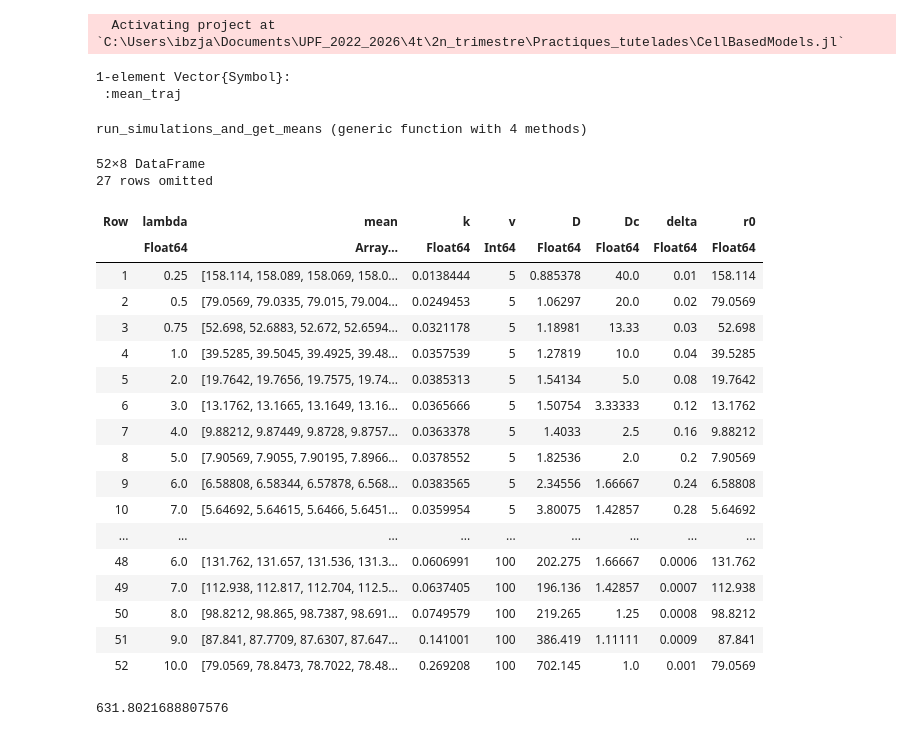
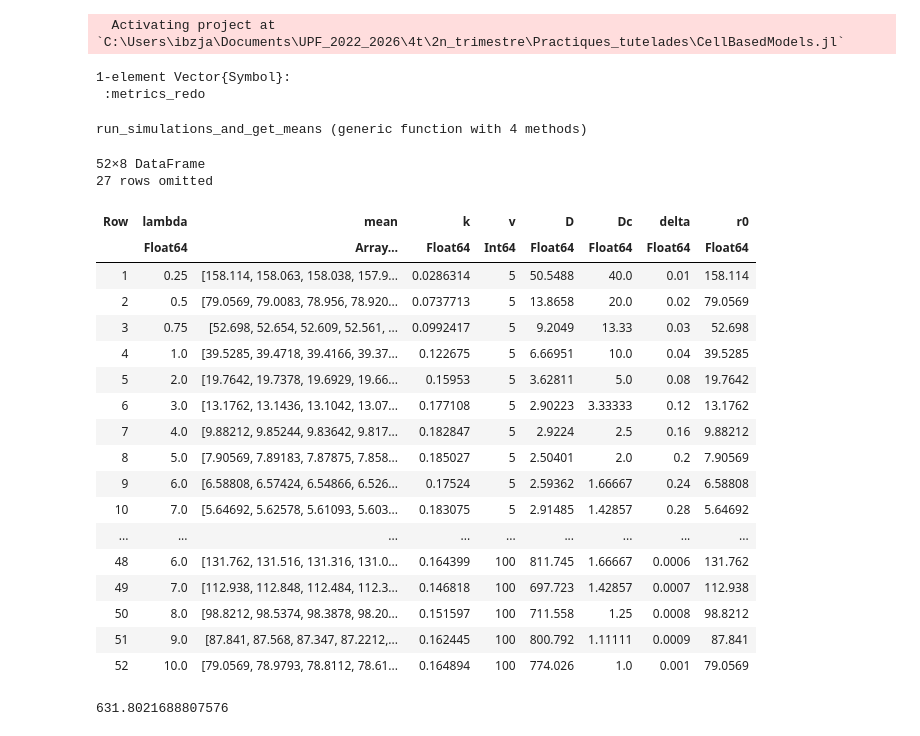
Before and after one commit to jmarib/CellBasedModels.jl, a Jupyter notebook: examples/OU_simulations.ipynb, the cells around one changed output. Cells and saved outputs as stored; diff of their text form; code cells hidden in the pictures.

```diff
--- a/examples/OU_simulations.ipynb
+++ b/examples/OU_simulations.ipynb
@@ -14,13 +14,13 @@ using LinearAlgebra
 # %% [output]
   Activating project at `C:\Users\ibzja\Documents\UPF_2022_2026\4t\2n_trimestre\Practiques_tutelades\CellBasedModels.jl`
 # %%
-@load "combined_dfs.jld2" combined_dfs
 @load "metrics_combined.jld2" metrics_combined
 @load "dc_delta.jld2" dc_delta
 @load "mean_traj_OU.jld2" mean_traj
+@load "metrics_redo.jld2" metrics_redo
 # %% [output]
 1-element Vector{Symbol}:
- :mean_traj
+ :metrics_redo
 # %%
 function simulate_OU(k, D, dt, T, r0)
     nsteps = Int(T/dt)
@@ -97,25 +97,25 @@ end
 # %% [output]
 run_simulations_and_get_means (generic function with 4 methods)
 # %%
-mean_traj = run_simulations_and_get_means(dc_delta, metrics_combined)
+mean_traj_redo = run_simulations_and_get_means(dc_delta, metrics_redo)
 # %% [output]
 52×8 DataFrame
 27 rows omitted
 | Row | lambda | mean | k | v | D | Dc | delta | r0 |
 |  | Float64 | Array… | Float64 | Int64 | Float64 | Float64 | Float64 | Float64 |
-| 1 | 0.25 | [158.114, 158.089, 158.069, 158.0... | 0.0138444 | 5 | 0.885378 | 40.0 | 0.01 | 158.114 |
-| 2 | 0.5 | [79.0569, 79.0335, 79.015, 79.004... | 0.0249453 | 5 | 1.06297 | 20.0 | 0.02 | 79.0569 |
-| 3 | 0.75 | [52.698, 52.6883, 52.672, 52.6594... | 0.0321178 | 5 | 1.18981 | 13.33 | 0.03 | 52.698 |
-| 4 | 1.0 | [39.5285, 39.5045, 39.4925, 39.48... | 0.0357539 | 5 | 1.27819 | 10.0 | 0.04 | 39.5285 |
-| 5 | 2.0 | [19.7642, 19.7656, 19.7575, 19.74... | 0.0385313 | 5 | 1.54134 | 5.0 | 0.08 | 19.7642 |
-| 6 | 3.0 | [13.1762, 13.1665, 13.1649, 13.16... | 0.0365666 | 5 | 1.50754 | 3.33333 | 0.12 | 13.1762 |
-| 7 | 4.0 | [9.88212, 9.87449, 9.8728, 9.8757... | 0.0363378 | 5 | 1.4033 | 2.5 | 0.16 | 9.88212 |
-| 8 | 5.0 | [7.90569, 7.9055, 7.90195, 7.8966... | 0.0378552 | 5 | 1.82536 | 2.0 | 0.2 | 7.90569 |
-| 9 | 6.0 | [6.58808, 6.58344, 6.57878, 6.568... | 0.0383565 | 5 | 2.34556 | 1.66667 | 0.24 | 6.58808 |
-| 10 | 7.0 | [5.64692, 5.64615, 5.6466, 5.6451... | 0.0359954 | 5 | 3.80075 | 1.42857 | 0.28 | 5.64692 |
+| 1 | 0.25 | [158.114, 158.063, 158.038, 157.9... | 0.0286314 | 5 | 50.5488 | 40.0 | 0.01 | 158.114 |
+| 2 | 0.5 | [79.0569, 79.0083, 78.956, 78.920... | 0.0737713 | 5 | 13.8658 | 20.0 | 0.02 | 79.0569 |
+| 3 | 0.75 | [52.698, 52.654, 52.609, 52.561, ... | 0.0992417 | 5 | 9.2049 | 13.33 | 0.03 | 52.698 |
+| 4 | 1.0 | [39.5285, 39.4718, 39.4166, 39.37... | 0.122675 | 5 | 6.66951 | 10.0 | 0.04 | 39.5285 |
+| 5 | 2.0 | [19.7642, 19.7378, 19.6929, 19.66... | 0.15953 | 5 | 3.62811 | 5.0 | 0.08 | 19.7642 |
+| 6 | 3.0 | [13.1762, 13.1436, 13.1042, 13.07... | 0.177108 | 5 | 2.90223 | 3.33333 | 0.12 | 13.1762 |
+| 7 | 4.0 | [9.88212, 9.85244, 9.83642, 9.817... | 0.182847 | 5 | 2.9224 | 2.5 | 0.16 | 9.88212 |
+| 8 | 5.0 | [7.90569, 7.89183, 7.87875, 7.858... | 0.185027 | 5 | 2.50401 | 2.0 | 0.2 | 7.90569 |
+| 9 | 6.0 | [6.58808, 6.57424, 6.54866, 6.526... | 0.17524 | 5 | 2.59362 | 1.66667 | 0.24 | 6.58808 |
+| 10 | 7.0 | [5.64692, 5.62578, 5.61093, 5.603... | 0.183075 | 5 | 2.91485 | 1.42857 | 0.28 | 5.64692 |
 | ... | ... | ... | ... | ... | ... | ... | ... | ... |
-| 48 | 6.0 | [131.762, 131.657, 131.536, 131.3... | 0.0606991 | 100 | 202.275 | 1.66667 | 0.0006 | 131.762 |
-| 49 | 7.0 | [112.938, 112.817, 112.704, 112.5... | 0.0637405 | 100 | 196.136 | 1.42857 | 0.0007 | 112.938 |
-| 50 | 8.0 | [98.8212, 98.865, 98.7387, 98.691... | 0.0749579 | 100 | 219.265 | 1.25 | 0.0008 | 98.8212 |
-| 51 | 9.0 | [87.841, 87.7709, 87.6307, 87.647... | 0.141001 | 100 | 386.419 | 1.11111 | 0.0009 | 87.841 |
-| 52 | 10.0 | [79.0569, 78.8473, 78.7022, 78.48... | 0.269208 | 100 | 702.145 | 1.0 | 0.001 | 79.0569 |
+| 48 | 6.0 | [131.762, 131.516, 131.316, 131.0... | 0.164399 | 100 | 811.745 | 1.66667 | 0.0006 | 131.762 |
+| 49 | 7.0 | [112.938, 112.848, 112.484, 112.3... | 0.146818 | 100 | 697.723 | 1.42857 | 0.0007 | 112.938 |
+| 50 | 8.0 | [98.8212, 98.5374, 98.3878, 98.20... | 0.151597 | 100 | 711.558 | 1.25 | 0.0008 | 98.8212 |
+| 51 | 9.0 | [87.841, 87.568, 87.347, 87.2212,... | 0.162445 | 100 | 800.792 | 1.11111 | 0.0009 | 87.841 |
+| 52 | 10.0 | [79.0569, 78.9793, 78.8112, 78.61... | 0.164894 | 100 | 774.026 | 1.0 | 0.001 | 79.0569 |
```
Also changed, not shown: parts of 1 cell of this notebook, 3 other files.
